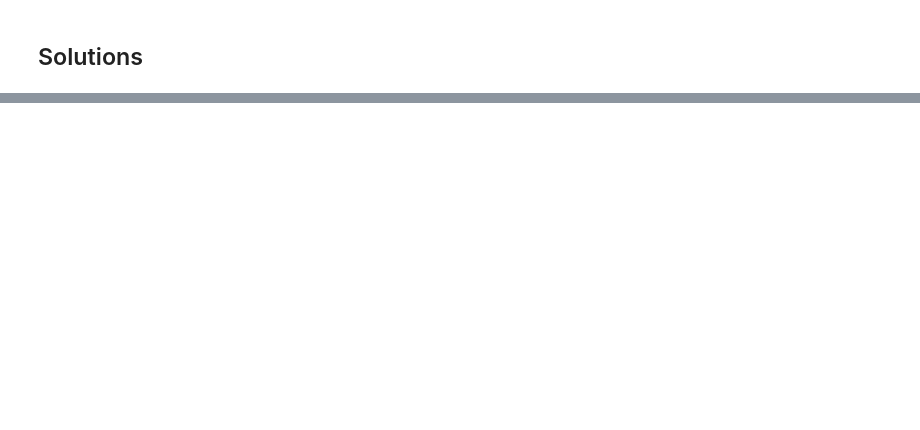
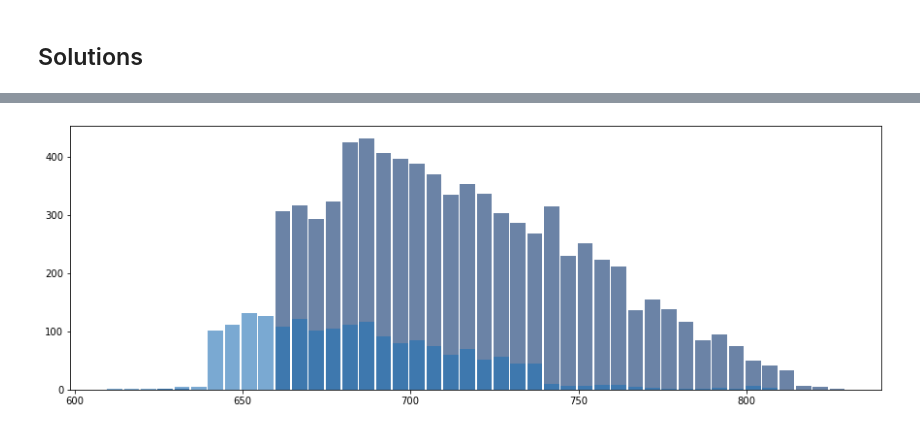
Before and after one commit to SidhST12/DATA_3450_Quiz_2, a Jupyter notebook: quiz_2_1221_start.ipynb, the cells around one changed output, grey strips where cells are left out. Drawn from its saved outputs; the diff is of its cells as text; code cells hidden in the pictures; blank space fills up the shorter version.

```diff
--- a/quiz_2_1221_start.ipynb
+++ b/quiz_2_1221_start.ipynb
@@ -66,0 +162,11 @@ df.head()
+# %%
+dfc=df[df["credit.policy"]==1]
+dfnc=df[df["credit.policy"]==0]
+# %%
+#credit worthyness fico difference
+histc = thinkstats2.Hist(dfc["fico"])
+histnc= thinkstats2.Hist(dfnc["fico"])
+thinkplot.Hist(histc)
+thinkplot.Hist(histnc)
+# %% [output]
+[figure, added]
```
Also changed, not shown: parts of 12 cells of this notebook.
